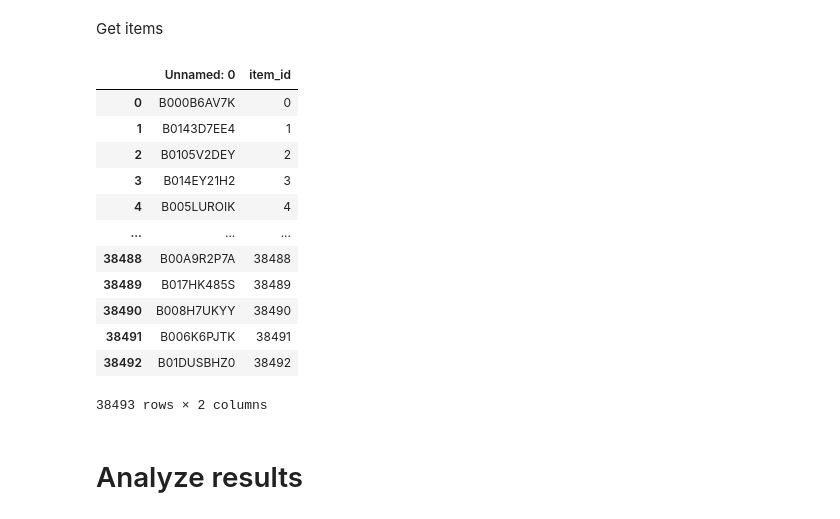
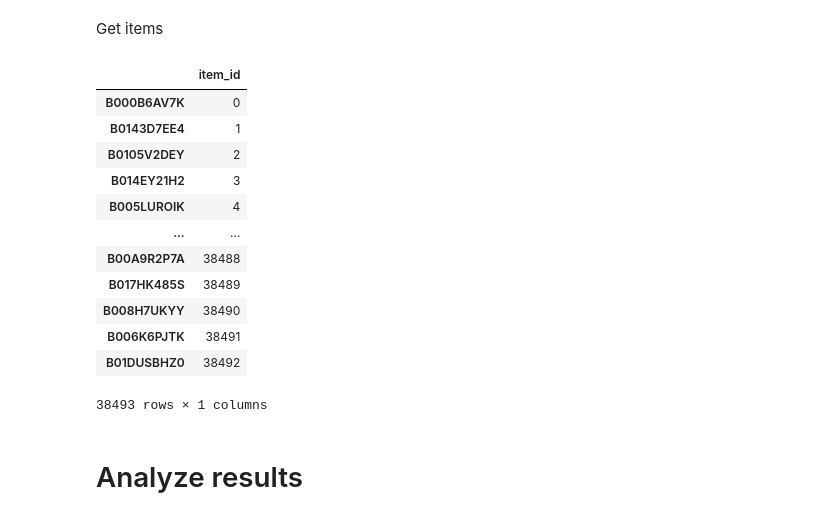
Before and after one commit to igui/Align-MacridVAE-data, a Jupyter notebook: analyze_recommendations.ipynb, the cells around one changed output. Cells and saved outputs as stored; diff of their text form; code cells hidden in the pictures.

```diff
--- a/analyze_recommendations.ipynb
+++ b/analyze_recommendations.ipynb
@@ -1,19 +1,23 @@
 # %%
 from pathlib import Path
 from typing import Tuple
+
+import numpy as np
+import openai
+import pandas as pd
 from numpy.typing import NDArray
+from scipy import sparse
+import os
 
 import amazon_dataset
-import numpy as np
-import pandas as pd
-from scipy import sparse
 
-DMRL_RES_PATH = Path('data/DMRL-Clothing_Shoes_and_Jewelry/best_scores.npz')
-SEMMACRID_RES_PATH = Path('data/SEM-MacridVAE-Clothing_Shoes_and_Jewelry-run/eval.npz')
-TRAIN_PATH = Path('data/DMRL-Clothing_Shoes_and_Jewelry/train.txt')
-TEST_PATH = Path('data/DMRL-Clothing_Shoes_and_Jewelry/test.txt')
-ITEMS_PATH = Path('data/DMRL-Clothing_Shoes_and_Jewelry/items.txt')
-USERS_PATH = Path('data/DMRL-Clothing_Shoes_and_Jewelry/users.txt')
+DATASET = 'Clothing_Shoes_and_Jewelry'
+DMRL_RES_PATH = Path(f'data/DMRL-{DATASET}/best_scores.npz')
+SEMMACRID_RES_PATH = Path(f'data/SEM-MacridVAE-{DATASET}-run/eval.npz')
+TRAIN_PATH = Path(f'data/DMRL-{DATASET}/train.txt')
+TEST_PATH = Path(f'data/DMRL-{DATASET}/test.txt')
+ITEMS_PATH = Path(f'data/DMRL-{DATASET}/items.txt')
+USERS_PATH = Path(f'data/DMRL-{DATASET}/users.txt')
 # %%
 assert DMRL_RES_PATH.exists()
 assert SEMMACRID_RES_PATH.exists()
@@ -58,23 +63,23 @@ users
 # %% [markdown]
 Get items
 # %%
-items = pd.read_csv(ITEMS_PATH)
-assert len(items) == sem_macrid_results.shape[1]
+items = pd.read_csv(ITEMS_PATH, index_col=0)
+#assert len(items) == sem_macrid_results.shape[1]
 items
 # %% [output]
-|  | Unnamed: 0 | item_id |
-| 0 | B000B6AV7K | 0 |
-| 1 | B0143D7EE4 | 1 |
-| 2 | B0105V2DEY | 2 |
-| 3 | B014EY21H2 | 3 |
-| 4 | B005LUROIK | 4 |
-| ... | ... | ... |
-| 38488 | B00A9R2P7A | 38488 |
-| 38489 | B017HK485S | 38489 |
-| 38490 | B008H7UKYY | 38490 |
-| 38491 | B006K6PJTK | 38491 |
-| 38492 | B01DUSBHZ0 | 38492 |
+|  | item_id |
+| B000B6AV7K | 0 |
+| B0143D7EE4 | 1 |
+| B0105V2DEY | 2 |
+| B014EY21H2 | 3 |
+| B005LUROIK | 4 |
+| ... | ... |
+| B00A9R2P7A | 38488 |
+| B017HK485S | 38489 |
+| B008H7UKYY | 38490 |
+| B006K6PJTK | 38491 |
+| B01DUSBHZ0 | 38492 |
-38493 rows × 2 columns
+38493 rows × 1 columns
 # %%
 def load_interaction_matrix(file: Path, shape: Tuple[int, int]) -> sparse.csr_matrix:
     df = pd.read_csv(file)
```
Also changed, not shown: parts of 13 cells of this notebook, 6 other files.
